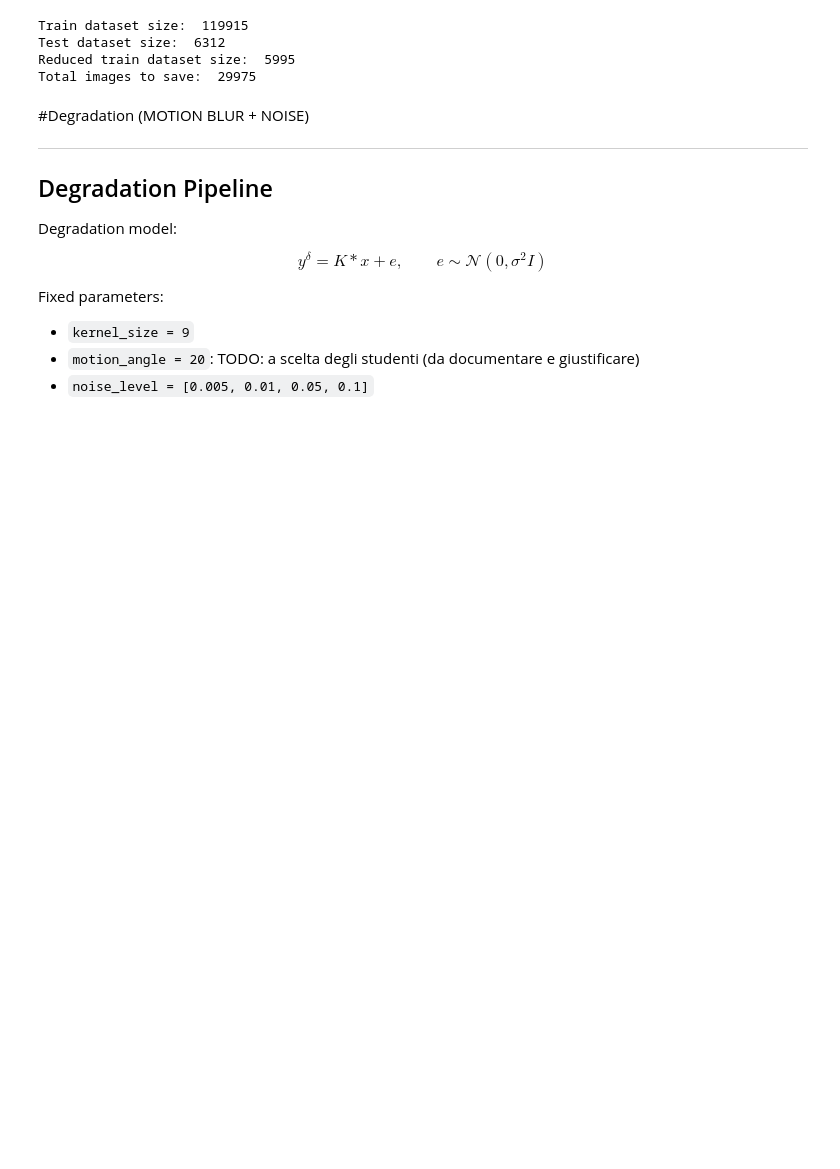
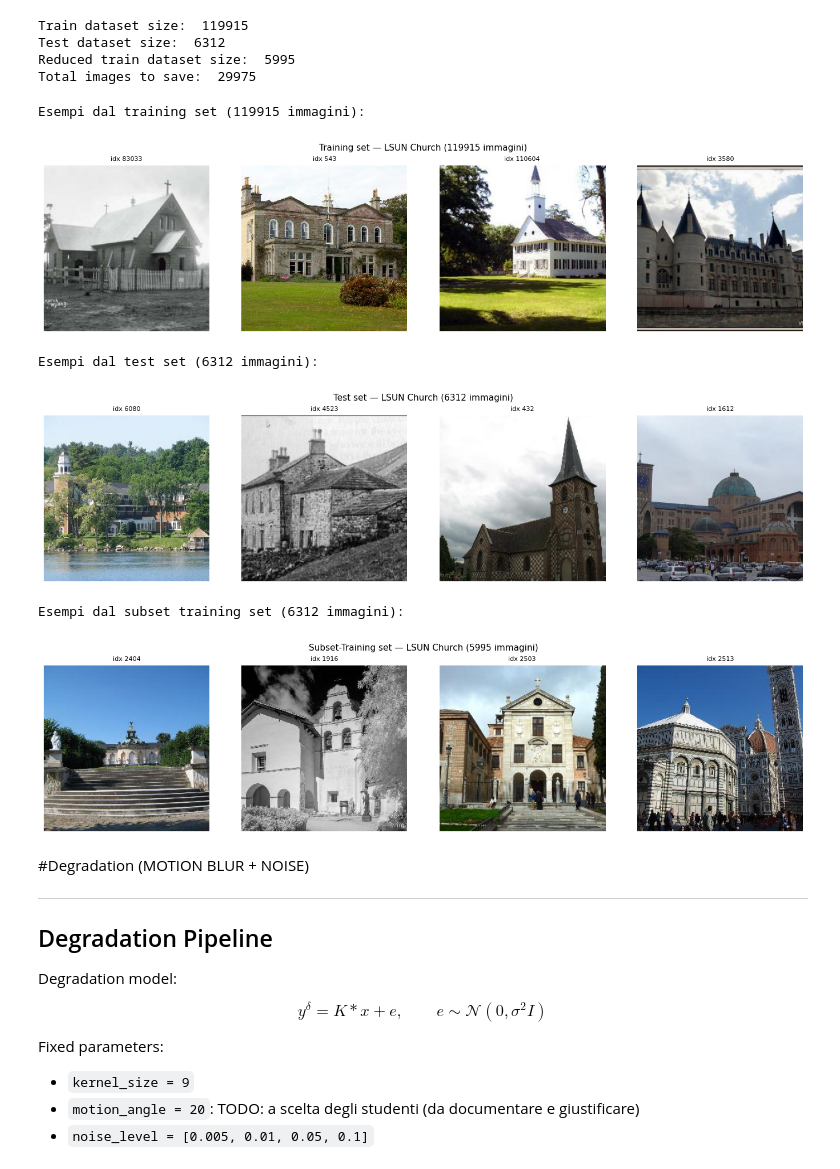
Before and after one commit to cout-angela/projectP_imaging, a Jupyter notebook: residual_unet.ipynb, the cells around one changed output. Saved outputs shown, nothing was run; the diff lists cells and outputs as text; code cells hidden in the pictures; blank space fills up the shorter version.

Commit message:
eseguiti tutti i rumori per unet, seed corretto e esempi dataset corretti

```diff
--- a/residual_unet.ipynb
+++ b/residual_unet.ipynb
@@ -387,40 +387,39 @@ Total images to save:  29975
 # %%
 # ============================================================
 # VISUALIZZAZIONE ESEMPI DAL DATASET
 # ============================================================
-
-def show_dataset_samples(dataset, title, n_samples=6, cols=3):
-    """
-    Mostra n_samples immagini casuali da un dataset PyTorch.
-    Ogni campione è un tensore (C, H, W) normalizzato in [0, 1].
-    """
-    rows = (n_samples + cols - 1) // cols
-    fig, axes = plt.subplots(rows, cols, figsize=(5 * cols, 5 * rows))
-    axes = np.array(axes).flatten()
+def show_dataset_samples(dataset, title, n_samples=4, cols=4):
+    fig, axes = plt.subplots(1, cols, figsize=(3.5 * cols, 3.5))
 
     np.random.seed(SEED)
     indices = np.random.choice(len(dataset), size=n_samples, replace=False)
 
     for i, idx in enumerate(indices):
-        img = dataset[int(idx)]          # (C, H, W)
-        img = img.permute(1, 2, 0)       # → (H, W, C)
-        img = img.clamp(0, 1).numpy()
+        img = dataset[int(idx)].permute(1, 2, 0).clamp(0, 1).numpy()
         axes[i].imshow(img)
-        axes[i].set_title(f'idx {idx}', fontsize=9)
+        axes[i].set_title(f'idx {idx}', fontsize=8)
         axes[i].axis('off')
 
-    for j in range(i + 1, len(axes)):
-        axes[j].axis('off')
-
-    plt.suptitle(title, fontsize=13)
+    plt.suptitle(title, fontsize=11)
     plt.tight_layout()
     plt.show()
+
 
 print(f'Esempi dal training set ({len(train_dataset)} immagini):')
 show_dataset_samples(train_dataset, title=f'Training set — LSUN Church ({len(train_dataset)} immagini)')
 
 print(f'Esempi dal test set ({len(test_dataset)} immagini):')
 show_dataset_samples(test_dataset,  title=f'Test set — LSUN Church ({len(test_dataset)} immagini)')
+
+print(f'Esempi dal subset training set ({len(test_dataset)} immagini):')
+show_dataset_samples(subset,  title=f'Subset-Training set — LSUN Church ({len(subset)} immagini)')
+# %% [output]
+Esempi dal training set (119915 immagini):
+[figure, added]
+Esempi dal test set (6312 immagini):
+[figure, added]
+Esempi dal subset training set (6312 immagini):
+[figure, added]
 # %% [markdown]
 #Degradation (MOTION BLUR + NOISE)
 
```
Also changed, not shown: parts of 2 cells of this notebook.
